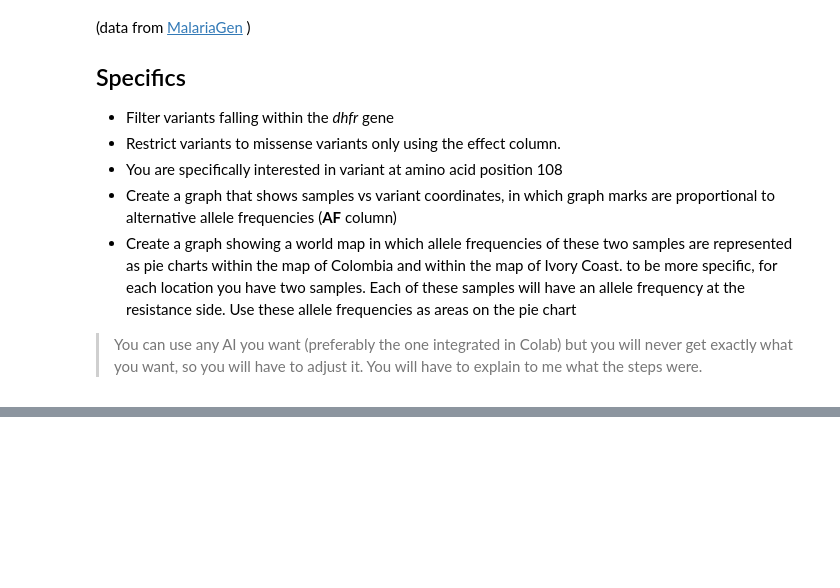
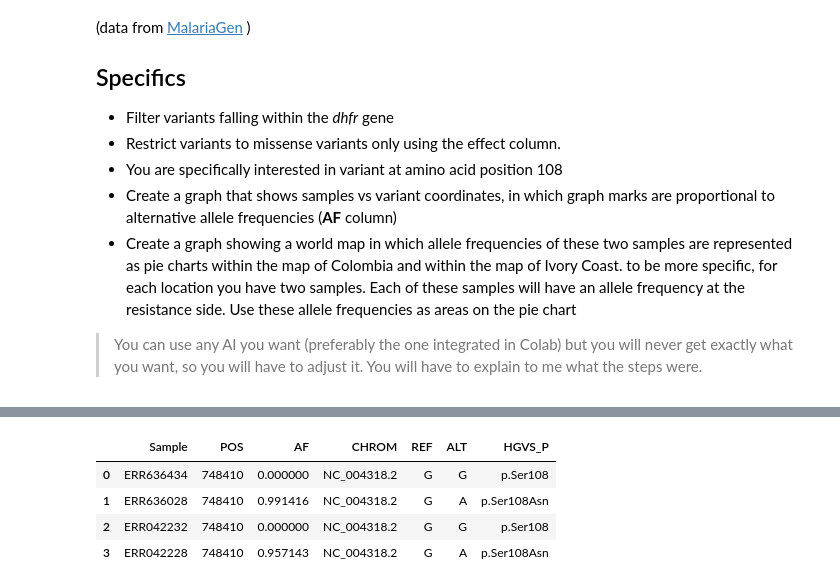
Before and after one commit to LandonTeeter/bashing, a Jupyter notebook: Projects/Project 1.ipynb, the cells around one changed output, grey strips where cells are left out. Cells and saved outputs as stored; diff of their text form; code cells hidden in the pictures; blank space fills up the shorter version.

```diff
--- a/Projects/Project 1.ipynb
+++ b/Projects/Project 1.ipynb
@@ -921,0 +100,76 @@ print(all_samples_data)
+# %%
+# Normalize Sample names by removing '.fq' suffix for consistency
+dhfr_108_variants_normalized = dhfr_108_variants.copy()
+dhfr_108_variants_normalized['Sample'] = dhfr_108_variants_normalized['Sample'].str.replace('.fq', '', regex=False)
+
+# Create a list to store data for the scatter plot, including reference alleles
+scatter_plot_rows = []
+
+# Iterate through each unique sample to ensure all four samples are represented
+# This also handles cases where a sample might not have the specific variant
+# but we still want to show its reference state.
+all_samples = ['ERR636434', 'ERR636028', 'ERR042232', 'ERR042228']
+
+# Define the reference position and alleles
+reference_chrom = 'NC_004318.2'
+reference_pos = 748410
+original_ref_allele = 'G'
+reference_hgvs_p = 'p.Ser108'
+
+for sample in all_samples:
+    sample_variants = dhfr_108_variants_normalized[dhfr_108_variants_normalized['Sample'] == sample]
+
+    if not sample_variants.empty:
+        # If the sample has a variant at this position
+        for index, row in sample_variants.iterrows():
+            scatter_plot_rows.append({
+                'Sample': row['Sample'],
+                'POS': row['POS'],
+                'AF': row['AF'],
+                'CHROM': row['CHROM'],
+                'REF': row['REF'],
+                'ALT': row['ALT'],
+                'HGVS_P': row['HGVS_P']
+            })
+    else:
+        # If the sample does not have a variant, assume reference allele with AF=0
+        scatter_plot_rows.append({
+            'Sample': sample,
+            'POS': reference_pos,
+            'AF': 0.0,
+            'CHROM': reference_chrom,
+            'REF': original_ref_allele,
+            'ALT': original_ref_allele,
+            'HGVS_P': reference_hgvs_p # Assuming 'Ser108' as the reference amino acid
+        })
+
+scatter_plot_data = pd.DataFrame(scatter_plot_rows)
+display(scatter_plot_data)
+
+# Create the scatter plot using Altair, with color encoding for AF
+chart = alt.Chart(scatter_plot_data).mark_point().encode(
+    x=alt.X('POS', title='Variant Coordinate (POS)'),
+    y=alt.Y('Sample', title='Sample Accession'),
+    fill=alt.Color('AF', title='Alternative Allele Frequency', legend=alt.Legend(format='.0%'), scale=alt.Scale(scheme='redblue')),
+    stroke=alt.value('black'),
+    strokeWidth=alt.value(1),
+    tooltip=[
+        alt.Tooltip('Sample'),
+        alt.Tooltip('CHROM', title='Chromosome'),
+        alt.Tooltip('POS', title='Position'),
+        alt.Tooltip('REF', title='Reference Allele'),
+        alt.Tooltip('ALT', title='Alternative Allele'),
+        alt.Tooltip('AF', title='Allele Frequency', format='.2%'),
+        alt.Tooltip('HGVS_P', title='Protein Change')
+    ]
+).properties(
+    title='Allele Frequencies of dhfr gene variants at AA Position 108'
+)
+
+chart.display()
+# %% [output]
+|  | Sample | POS | AF | CHROM | REF | ALT | HGVS_P |
+| 0 | ERR636434 | 748410 | 0.000000 | NC_004318.2 | G | G | p.Ser108 |
+| 1 | ERR636028 | 748410 | 0.991416 | NC_004318.2 | G | A | p.Ser108Asn |
+| 2 | ERR042232 | 748410 | 0.000000 | NC_004318.2 | G | G | p.Ser108 |
+| 3 | ERR042228 | 748410 | 0.957143 | NC_004318.2 | G | A | p.Ser108Asn |
```
Also changed, not shown: parts of 84 cells of this notebook.
